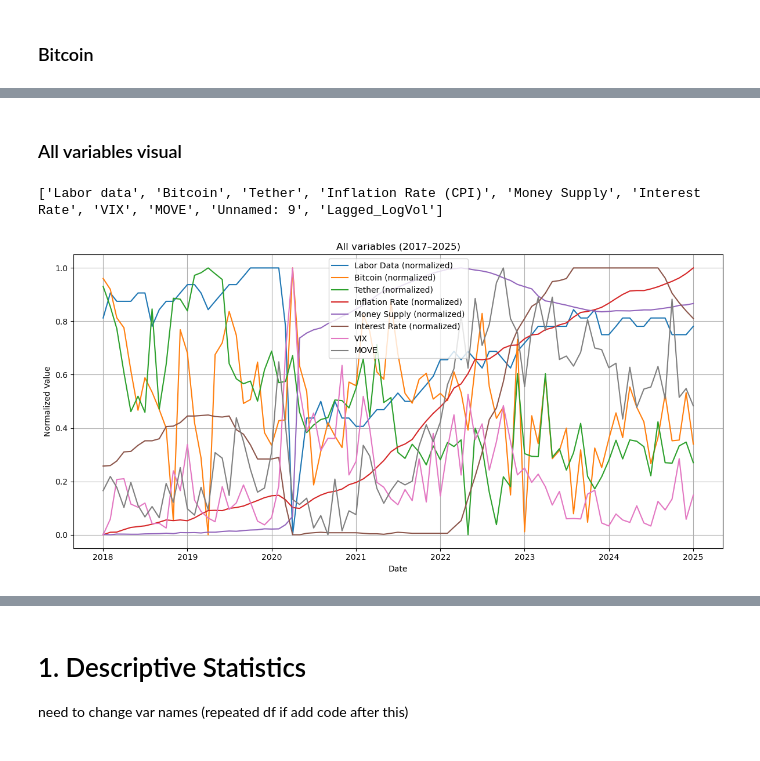
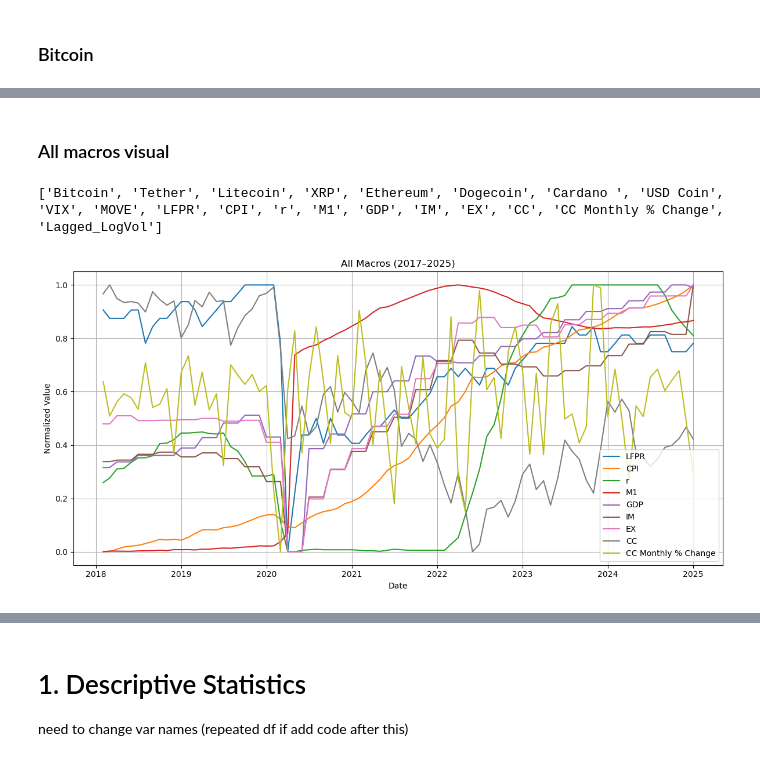
Before and after one commit to tianyishen701/CryptoMacroecon-Prediction-CSUREMM, a Jupyter notebook: CSUREMM_Project_Code.ipynb, the cells around one changed output, grey strips where cells are left out. Drawn from its saved outputs; the diff is of its cells as text; code cells hidden in the pictures.

Commit message:
updated visuals

```diff
--- a/CSUREMM_Project_Code.ipynb
+++ b/CSUREMM_Project_Code.ipynb
@@ -200,33 +210,34 @@ plt.show()
 # %% [markdown]
-### All variables visual
+### All macros visual
 # %%
 print(df.columns.tolist())
 
 # Plot all four columns on the same graph
 plt.figure(figsize=(12, 6))
 
 # Normalize each series for comparison (optional but recommended)
-df_normalized = df[['Labor data', 'Bitcoin', 'Tether','Inflation Rate (CPI)','Money Supply','Interest Rate','VIX','MOVE']].apply(
+df_normalized = df[['LFPR', 'CPI', 'r', 'M1', 'GDP', 'IM', 'EX', 'CC', 'CC Monthly % Change']].apply(
     lambda x: (x - x.min()) / (x.max() - x.min())
 )
 
 # Plot
-plt.plot(df_normalized.index, df_normalized['Labor data'], label='Labor Data (normalized)')
-plt.plot(df_normalized.index, df_normalized['Bitcoin'], label='Bitcoin (normalized)')
-plt.plot(df_normalized.index, df_normalized['Tether'], label='Tether (normalized)')
-plt.plot(df_normalized.index, df_normalized['Inflation Rate (CPI)'], label='Inflation Rate (normalized)')
-plt.plot(df_normalized.index, df_normalized['Money Supply'], label='Money Supply (normalized)')
-plt.plot(df_normalized.index, df_normalized['Interest Rate'], label='Interest Rate (normalized)')
-plt.plot(df_normalized.index, df_normalized['VIX'], label='VIX')
-plt.plot(df_normalized.index, df_normalized['MOVE'], label='MOVE')
+plt.plot(df_normalized.index, df_normalized['LFPR'], label='LFPR')
+plt.plot(df_normalized.index, df_normalized['CPI'], label='CPI')
+plt.plot(df_normalized.index, df_normalized['r'], label='r')
+plt.plot(df_normalized.index, df_normalized['M1'], label='M1')
+plt.plot(df_normalized.index, df_normalized['GDP'], label='GDP')
+plt.plot(df_normalized.index, df_normalized['IM'], label='IM')
+plt.plot(df_normalized.index, df_normalized['EX'], label='EX')
+plt.plot(df_normalized.index, df_normalized['CC'], label='CC')
+plt.plot(df_normalized.index, df_normalized['CC Monthly % Change'], label='CC Monthly % Change')
 
-plt.title('All variables (2017–2025)')
+plt.title('All Macros (2017–2025)')
 plt.xlabel('Date')
 plt.ylabel('Normalized Value')
 plt.legend()
 plt.grid(True)
 plt.tight_layout()
 plt.show()
 # %% [output]
-['Labor data', 'Bitcoin', 'Tether', 'Inflation Rate (CPI)', 'Money Supply', 'Interest Rate', 'VIX', 'MOVE', 'Unnamed: 9', 'Lagged_LogVol']
+['Bitcoin', 'Tether', 'Litecoin', 'XRP', 'Ethereum', 'Dogecoin', 'Cardano ', 'USD Coin', 'VIX', 'MOVE', 'LFPR', 'CPI', 'r', 'M1', 'GDP', 'IM', 'EX', 'CC', 'CC Monthly % Change', 'Lagged_LogVol']
-[figure, old version]
+[figure, new version]
```
Also changed, not shown: parts of 17 cells of this notebook.
